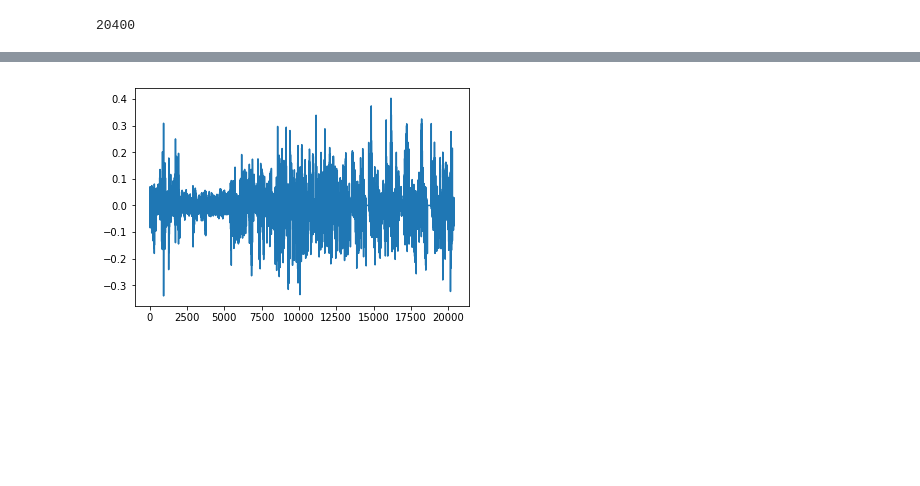
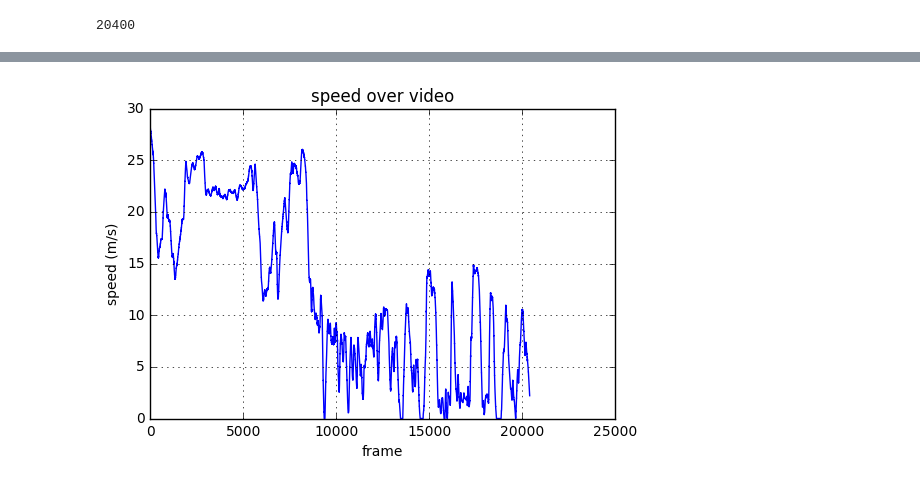
Before and after one commit to afcarl/speed-predictor, a Jupyter notebook: labels.ipynb, the cells around one changed output, grey strips where cells are left out. Cells and saved outputs as stored; diff of their text form; code cells hidden in the pictures; blank space fills up the shorter version.

```diff
--- a/labels.ipynb
+++ b/labels.ipynb
@@ -39,5 +34,9 @@ plt.show()
-# %%
-plt.plot(dv)
-plt.show()
-# %% [output]
-[figure, removed]
+# %%
+plt.plot(labels)
+plt.xlabel('frame')
+plt.ylabel('speed (m/s)')
+plt.title('speed over video')
+plt.grid(True)
+plt.show()
+# %% [output]
+[figure, added]
```
Also changed, not shown: parts of 10 cells of this notebook, 1 other file.
